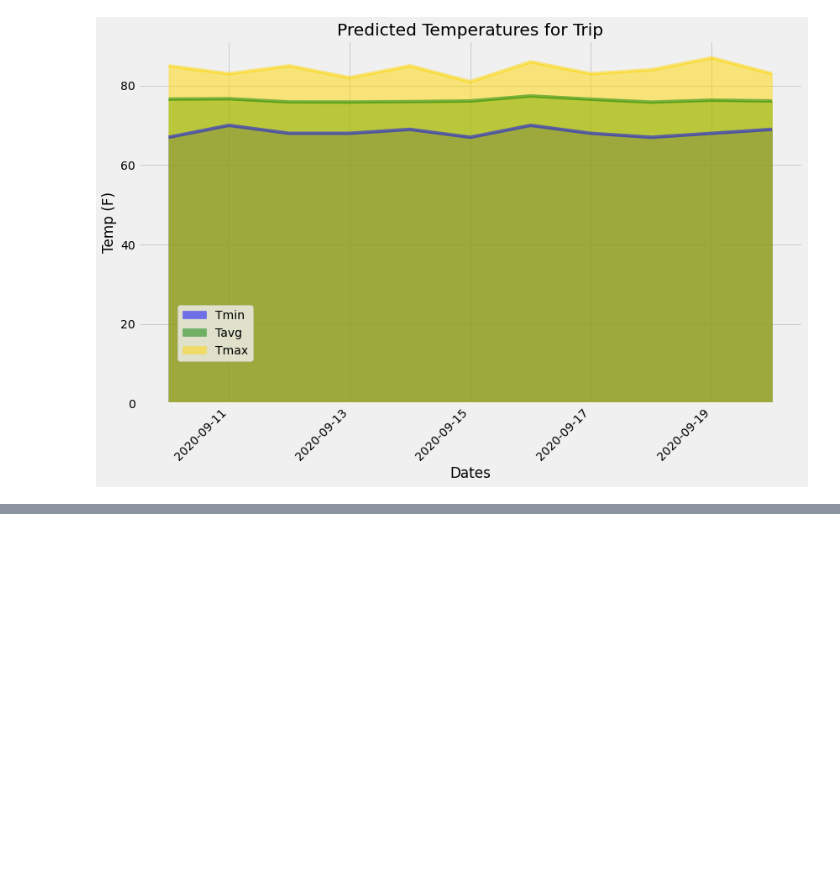
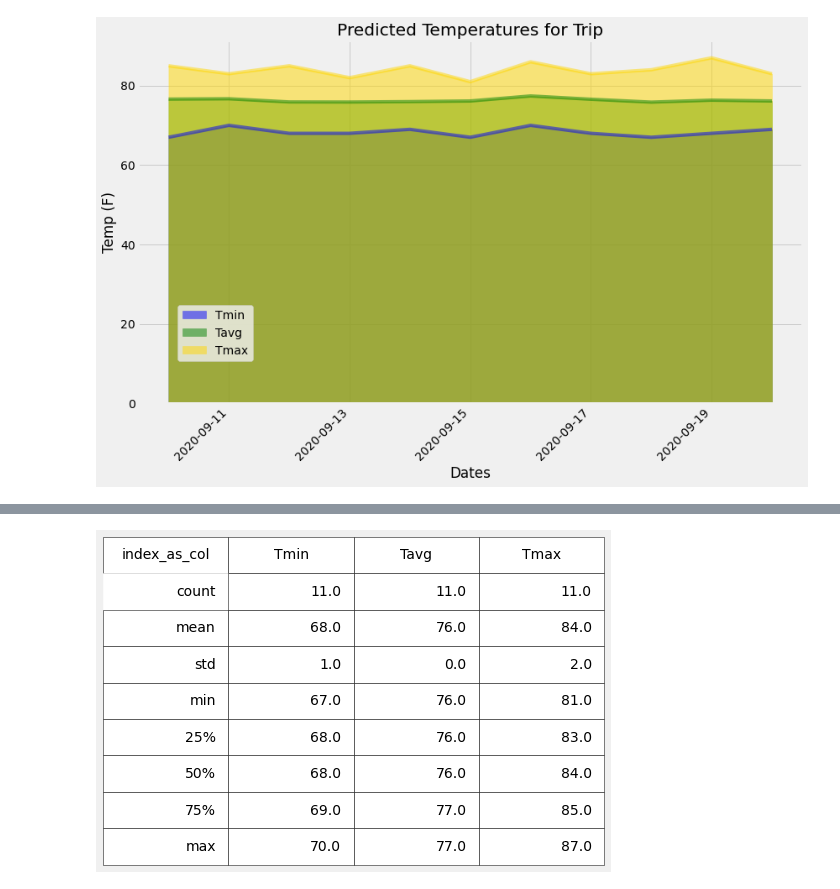
Before and after one commit to jump8621/sqlalchemy_climate_analysis, a Jupyter notebook: climate_starter.ipynb, the cells around one changed output, grey strips where cells are left out. Cells and saved outputs as stored; diff of their text form; code cells hidden in the pictures; blank space fills up the shorter version.

```diff
--- a/climate_starter.ipynb
+++ b/climate_starter.ipynb
@@ -470,0 +472,5 @@ plt.show()
+# %%
+describe_df = describe_df.round(decimals=0)
+describe_df['index_as_col'] = describe_df.index
+describe_df = describe_df[['index_as_col', 'Tmin', 'Tavg', 'Tmax']]
+describe_df
@@ -470,0 +487,34 @@ plt.show()
+# %%
+import pandas as pd
+import numpy as np
+import matplotlib.pyplot as plt
+
+# Code is from https://stackoverflow.com/questions/19726663/how-to-save-the-pandas-dataframe-series-data-as-a-figure/39358752
+# option-1 of the responses
+
+def render_mpl_table(data, col_width=2.0, row_height=0.625, font_size=14,
+                     header_color='#40466e', row_colors=['#f1f1f2', 'w'], edge_color='w',
+                     bbox=[0, 0, 1, 1], header_columns=0,
+                     ax=None, **kwargs):
+
+    if ax is None:
+        size = (np.array(data.shape[::-1]) + np.array([0, 1])) * np.array([col_width, row_height])
+        fig, ax = plt.subplots(figsize=size)
+        ax.axis('off')
+    mpl_table = ax.table(cellText=data.values, bbox=bbox, colLabels=data.columns, **kwargs)
+    mpl_table.auto_set_font_size(False)
+    mpl_table.set_fontsize(font_size)
+
+    for k, cell in mpl_table._cells.items():
+        cell.set_edgecolor(edge_color)
+        if k[0] == 0 or k[1] < header_columns:
+            cell.set_text_props(weight='bold', color='w')
+            cell.set_facecolor(header_color)
+        else:
+            cell.set_facecolor(row_colors[k[0]%len(row_colors) ])
+        return ax.get_figure(), ax
+
+fig,ax = render_mpl_table(describe_df, header_columns=0, col_width=2.0)
+fig.savefig("table_mpl.png")
+# %% [output]
+[figure, added]
```
Also changed, not shown: parts of 7 cells of this notebook, 3 other files.
